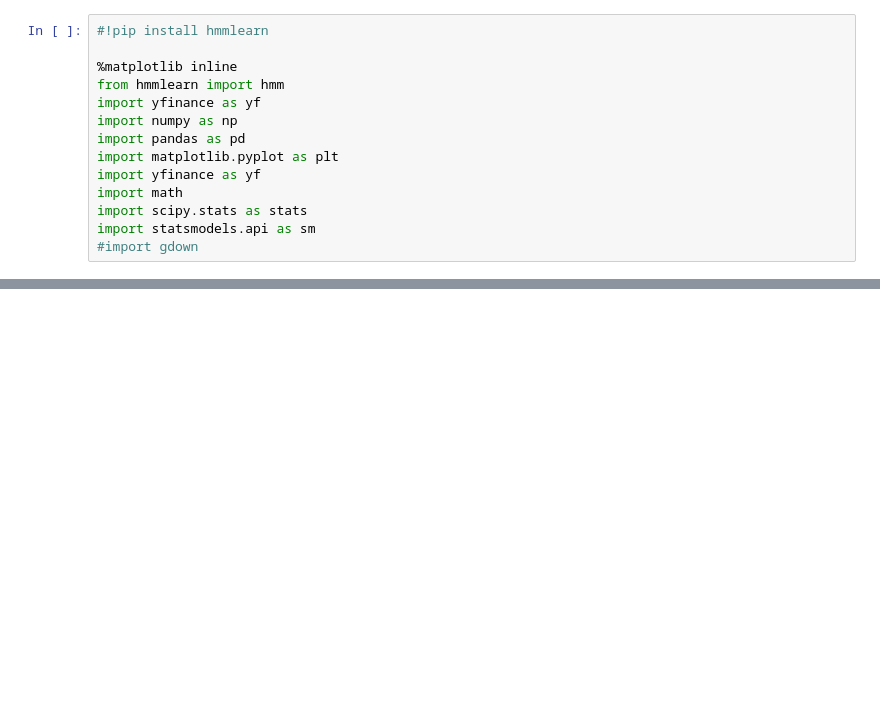
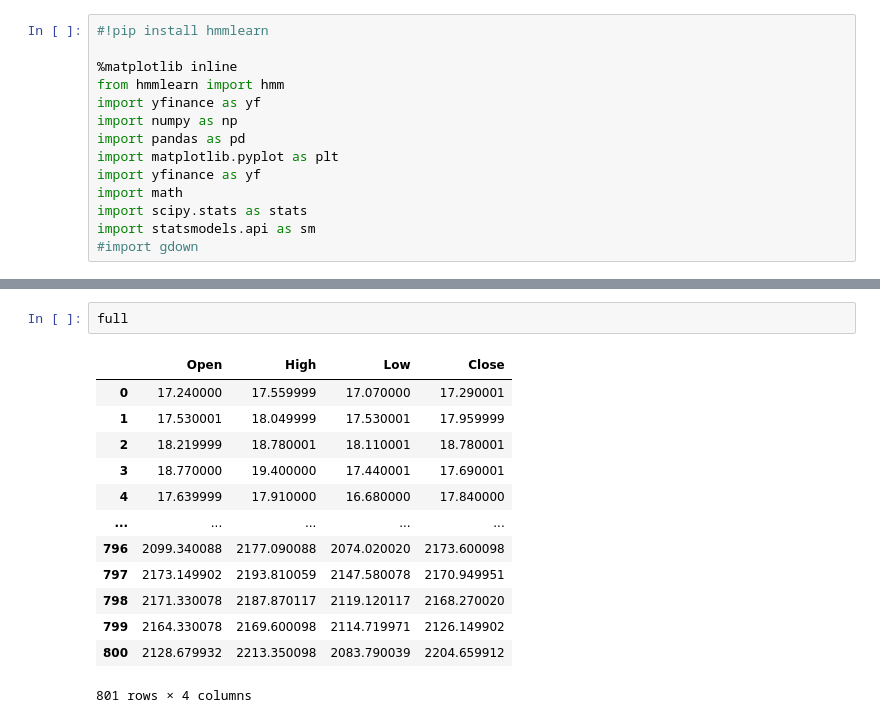
Before and after one commit to rinaaro/TS-project---HMM, a Jupyter notebook: Prediction.ipynb, the cells around one changed output, grey strips where cells are left out. Drawn from its saved outputs; the diff is of its cells as text; blank space fills up the shorter version.

```diff
--- a/Prediction.ipynb
+++ b/Prediction.ipynb
@@ -169 +187,17 @@ plt.show()
+# %%
+full
+# %% [output]
+|  | Open | High | Low | Close |
+| 0 | 17.240000 | 17.559999 | 17.070000 | 17.290001 |
+| 1 | 17.530001 | 18.049999 | 17.530001 | 17.959999 |
+| 2 | 18.219999 | 18.780001 | 18.110001 | 18.780001 |
+| 3 | 18.770000 | 19.400000 | 17.440001 | 17.690001 |
+| 4 | 17.639999 | 17.910000 | 16.680000 | 17.840000 |
+| ... | ... | ... | ... | ... |
+| 796 | 2099.340088 | 2177.090088 | 2074.020020 | 2173.600098 |
+| 797 | 2173.149902 | 2193.810059 | 2147.580078 | 2170.949951 |
+| 798 | 2171.330078 | 2187.870117 | 2119.120117 | 2168.270020 |
+| 799 | 2164.330078 | 2169.600098 | 2114.719971 | 2126.149902 |
+| 800 | 2128.679932 | 2213.350098 | 2083.790039 | 2204.659912 |
+801 rows × 4 columns
 # %%
```
Also changed, not shown: parts of 7 cells of this notebook.
